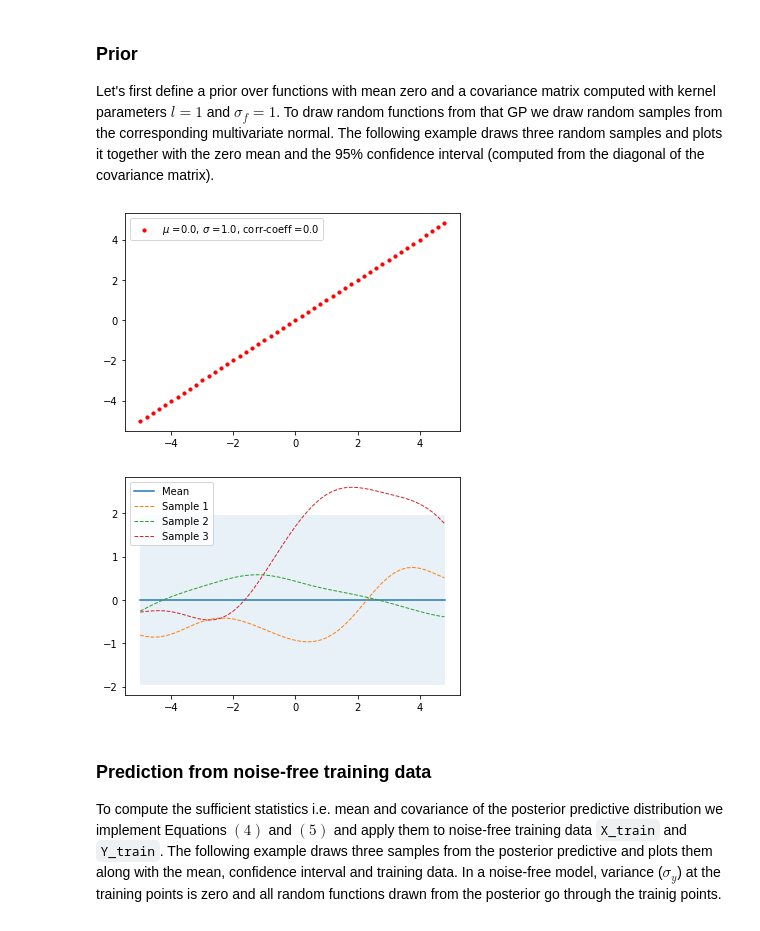
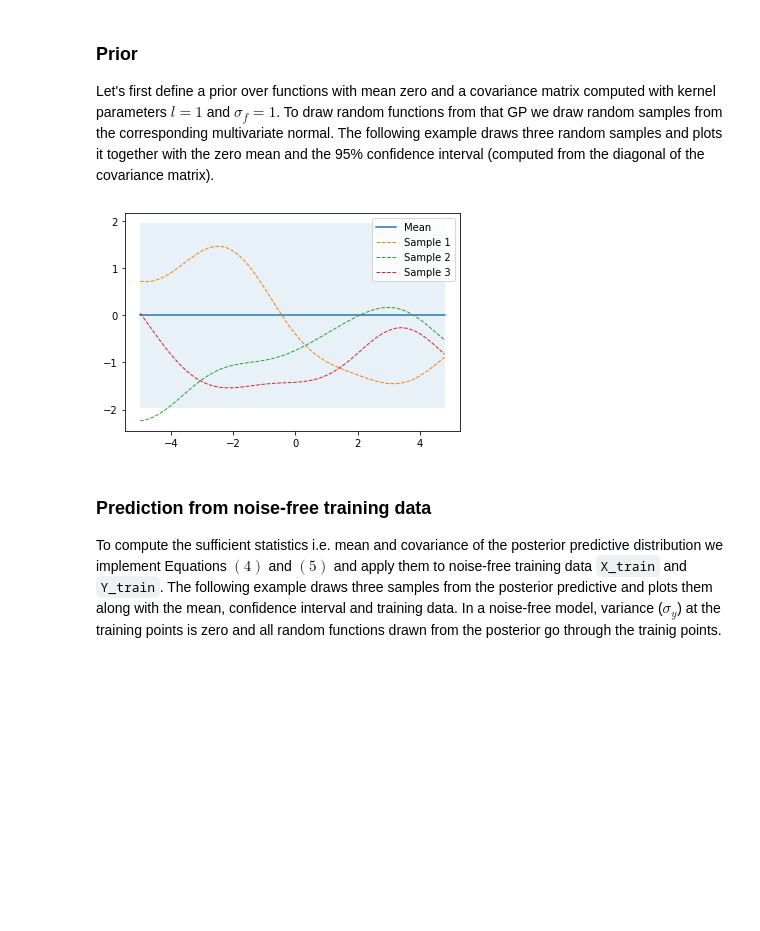
Before and after one commit to akanugan/DataScience, a Jupyter notebook: Regression/LinearRegressionTutorial/gaussian_process.ipynb, the cells around one changed output. Drawn from its saved outputs; the diff is of its cells as text; code cells hidden in the pictures; blank space fills up the shorter version.

```diff
--- a/Regression/LinearRegressionTutorial/gaussian_process.ipynb
+++ b/Regression/LinearRegressionTutorial/gaussian_process.ipynb
@@ -134,37 +159,35 @@ Let's first define a prior over functions with mean zero and a covariance matrix
 %matplotlib inline
 import matplotlib.pyplot as plt
 
 from gaussian_processes_util import plot_gp #*
 
 def plot_scatter(mu, cov, X):
     mu_val  =  mu.ravel()[0]
     sig_val =  cov.item((0,0))
     cor_coeff =  cov.item((0,X.shape[0]-1))
     plt.scatter(X, X, color='red', s=10, marker='o', label="$\mu$ ="+str(mu_val)+
                 ", $\sigma$ ="+str(round(sig_val,2))+", corr-coeff ="+str(round(cor_coeff,2)))
     plt.legend(loc='upper left')
     plt.show()
 
 # Finite number of (50) points b/w -5 and 5 in a column
 X = np.arange(-5.0, 5.0, 0.2).reshape(-1, 1)
+#print ('X', X)
 
 # Mean and covariance of the prior
 mu = np.zeros(X.shape)
 cov = kernel(X, X)
 #print ('mean:\n', mu, '\n cov: \n', cov)
-
-plot_scatter(mu, cov, X)
 
 # Draw three samples from the prior
 samples = np.random.multivariate_normal(mu.ravel(), cov, 3)
 
 #print (samples)
 
 # Plot GP mean, confidence interval and samples
 plot_gp(mu, cov, X, samples=samples)
 # %% [output]
-[figure, old version]
+[figure, new version]
-[figure, removed]
 # %% [markdown]
 ### Prediction from noise-free training data
 
```
Also changed, not shown: parts of 2 cells of this notebook, 1 other file.
